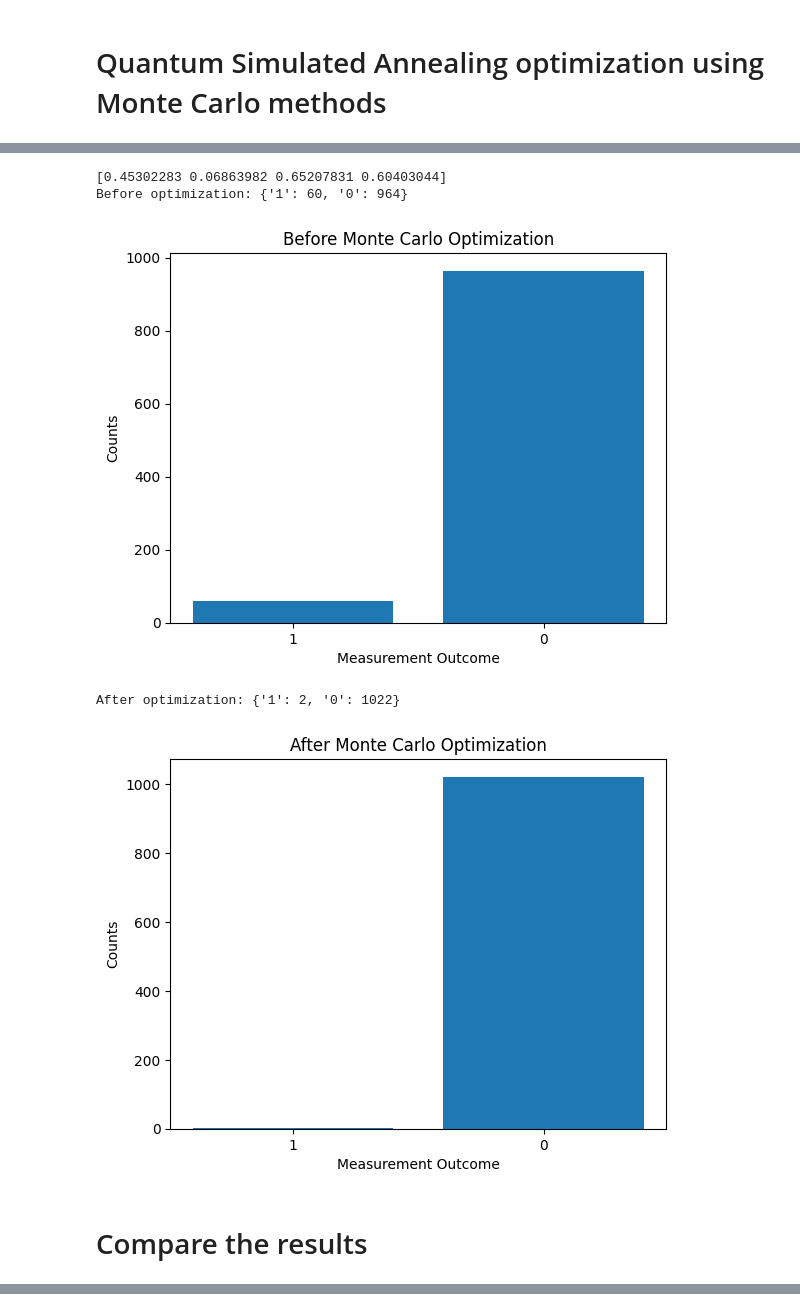
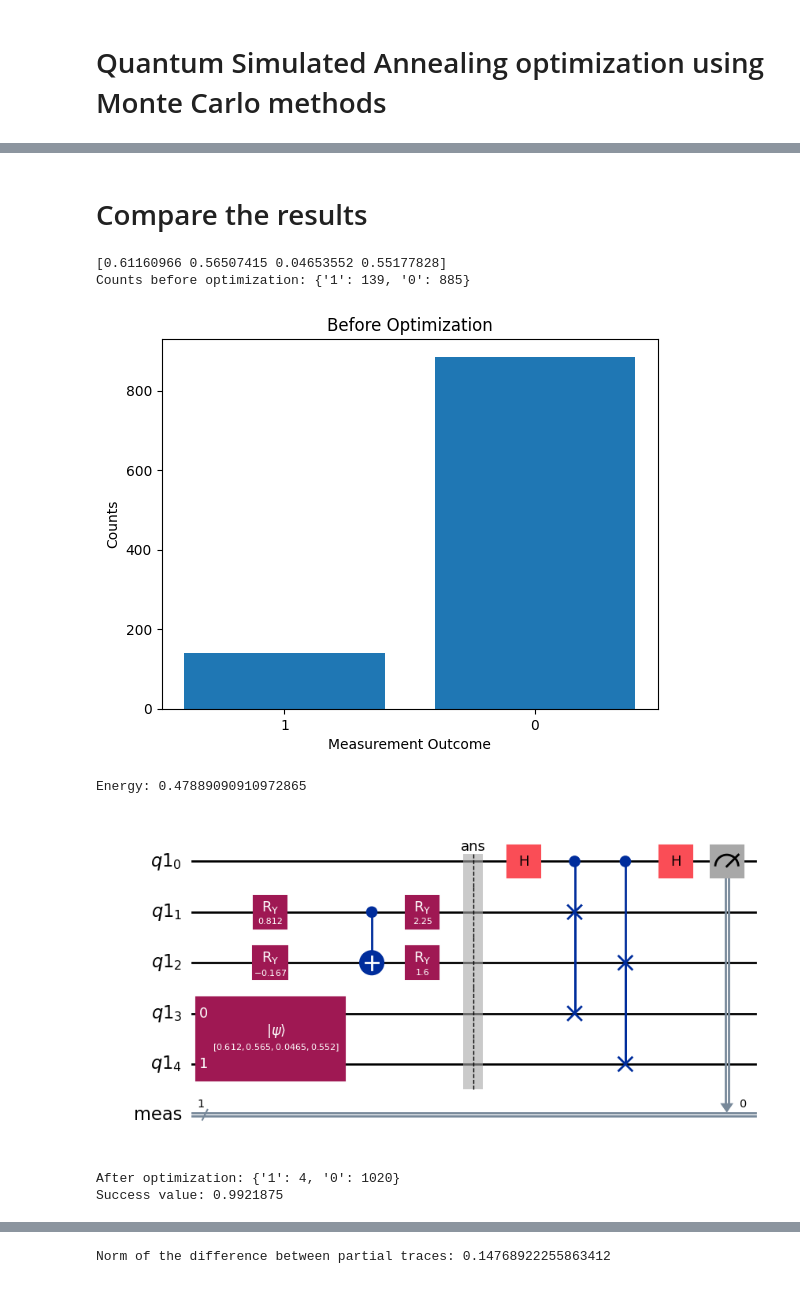
Before and after one commit to clinder2/Quantum-State-Preparation, a Jupyter notebook: Optimization/MonteCarloSA.ipynb, the cells around one changed output, grey strips where cells are left out. Drawn from its saved outputs; the diff is of its cells as text; code cells hidden in the pictures.

```diff
--- a/Optimization/MonteCarloSA.ipynb
+++ b/Optimization/MonteCarloSA.ipynb
@@ -245,13 +130,0 @@ def find_parameter_mc(y):
-# %%
-# Main execution block
-randvect = [randint(0, 100) for p in range(0, 4)]
-norm = np.linalg.norm(randvect)
-randvect = randvect / norm
-print(randvect)
-optimized_parameters = find_parameter_mc(randvect)
-# %% [output]
-[0.45302283 0.06863982 0.65207831 0.60403044]
-Before optimization: {'1': 60, '0': 964}
-[figure, removed]
-After optimization: {'1': 2, '0': 1022}
-[figure, removed]
@@ -258,2 +177,17 @@ After optimization: {'1': 2, '0': 1022}
 # %% [markdown]
 # Compare the results
+# %%
+# Main execution block
+randvect = [randint(0, 100) for p in range(0, 4)]
+norm = np.linalg.norm(randvect)
+randvect = randvect / norm
+print(randvect)
+original_parameters = find_parameter(randvect, simulated_annealing)
+# %% [output]
+[0.61160966 0.56507415 0.04653552 0.55177828]
+Counts before optimization: {'1': 139, '0': 885}
+[figure, added]
+Energy: 0.47889090910972865
+[figure, added]
+After optimization: {'1': 4, '0': 1020}
+Success value: 0.9921875
@@ -259,0 +195 @@ After optimization: {'1': 2, '0': 1022}
+Norm of the difference between partial traces: 0.14768922255863412
```
Also changed, not shown: parts of 8 cells of this notebook.
